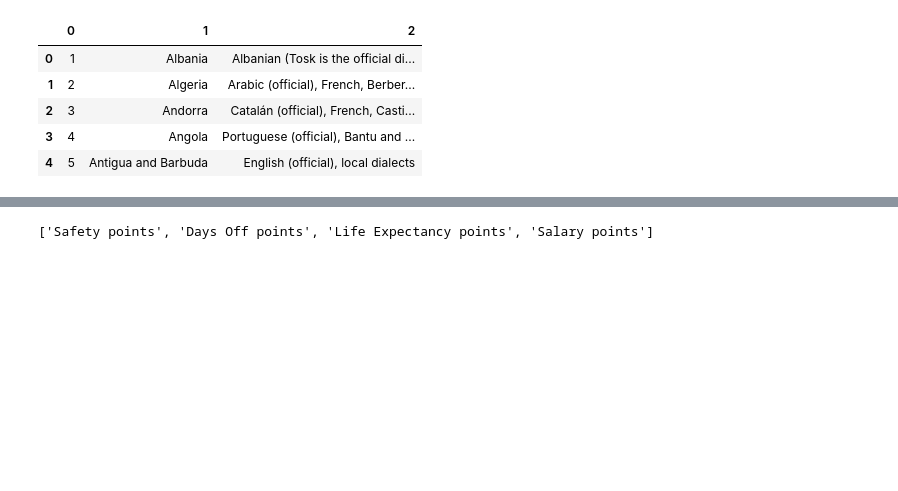
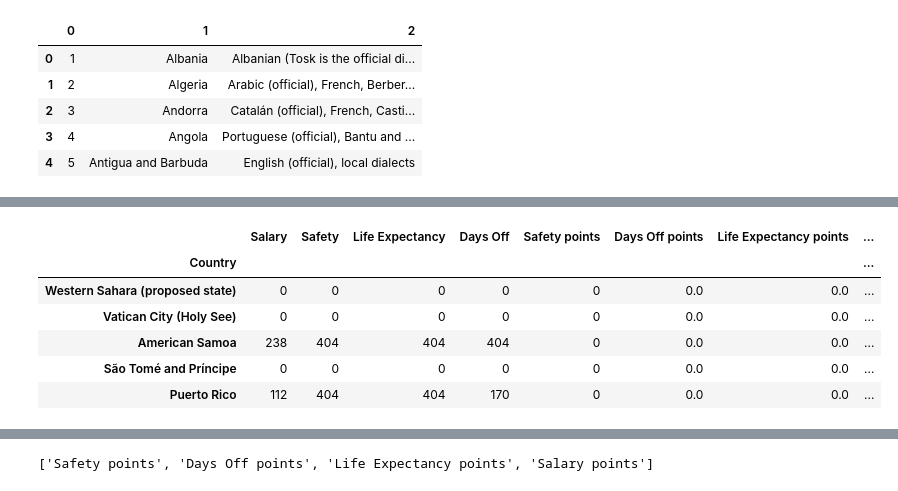
Before and after one commit to mik0why/PlaceToLive, a Jupyter notebook: Salary_Notebook.ipynb, the cells around one changed output, grey strips where cells are left out. Cells and saved outputs as stored; diff of their text form; code cells hidden in the pictures; blank space fills up the shorter version.

```diff
--- a/Salary_Notebook.ipynb
+++ b/Salary_Notebook.ipynb
@@ -259,0 +265,12 @@ master.head()
+# %%
+master.sort_values(by = "SUM", inplace = True, ascending = True)
+master.fillna(0, inplace = True)
+master.head()
+# %% [output]
+|  | Salary | Safety | Life Expectancy | Days Off | Safety points | Days Off points | Life Expectancy points | ... |
+| Country |  |  |  |  |  |  |  | ... |
+| Western Sahara (proposed state) | 0 | 0 | 0 | 0 | 0 | 0.0 | 0.0 | ... |
+| Vatican City (Holy See) | 0 | 0 | 0 | 0 | 0 | 0.0 | 0.0 | ... |
+| American Samoa | 238 | 404 | 404 | 404 | 0 | 0.0 | 0.0 | ... |
+| São Tomé and Príncipe | 0 | 0 | 0 | 0 | 0 | 0.0 | 0.0 | ... |
+| Puerto Rico | 112 | 404 | 404 | 170 | 0 | 0.0 | 0.0 | ... |
```
Also changed, not shown: parts of 17 cells of this notebook, 1 other file.
